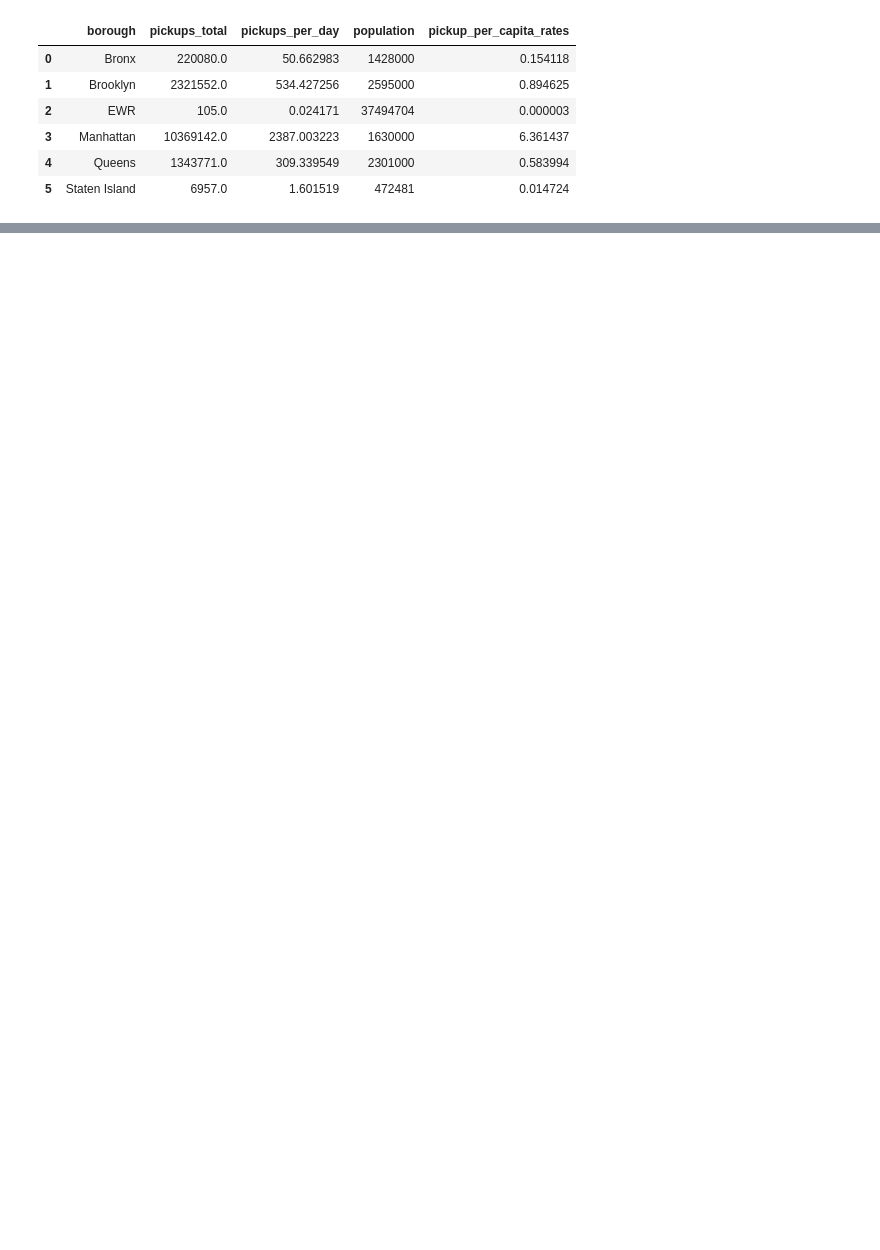
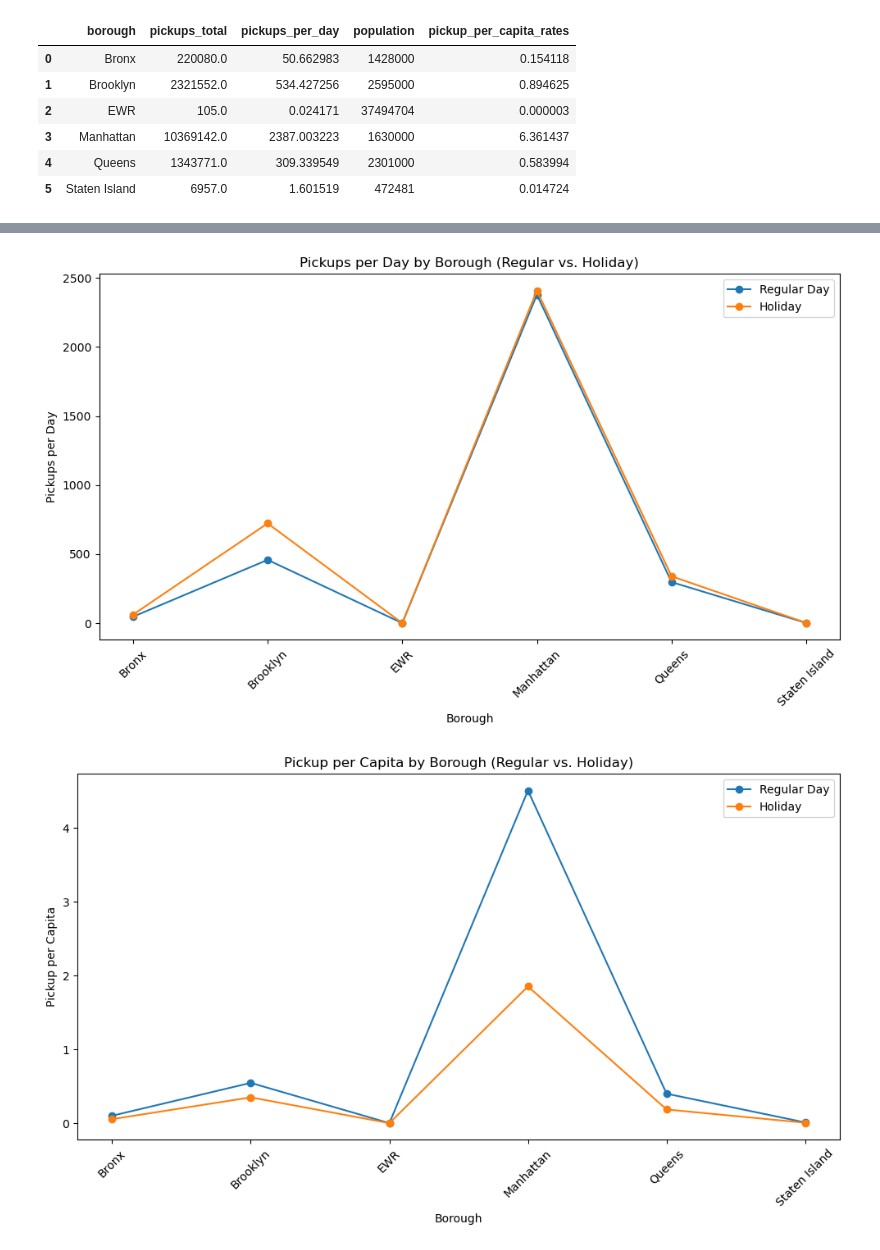
Before and after one commit to Jherza-X/Project1-Group9, a Jupyter notebook: Uber-Weather-Project/project-1 - Q2.ipynb, the cells around one changed output, grey strips where cells are left out. Cells and saved outputs as stored; diff of their text form; code cells hidden in the pictures; blank space fills up the shorter version.

```diff
--- a/Uber-Weather-Project/project-1 - Q2.ipynb
+++ b/Uber-Weather-Project/project-1 - Q2.ipynb
@@ -156,0 +199,18 @@ df_pickup_rates_population
+# %%
+# Calculate total pickup rates by holiday type
+pickup_rates_by_holiday_per_day = df_borough_population.groupby(['borough', 'Holiday']).agg({'pickups': ['sum', 'mean']}).reset_index()
+pickup_rates_by_holiday_per_day.columns = ['borough', 'Holiday', 'total_pickups', 'pickups_per_day']
+
+# Calculate pickup rate per capita by holiday type
+pickup_rates_by_holiday_per_day_capita = pickup_rates_by_holiday_per_day.merge(borough_population_df, on='borough')
+pickup_rates_by_holiday_per_day_capita['pickup_per_capita'] = pickup_rates_by_holiday_per_day_capita['total_pickups'] / pickup_rates_by_holiday_per_day_capita['population']
+
+# Pivot the DataFrame to have "Y" and "N" holiday types as columns
+pickup_rates_by_holiday_per_day_capita_pivot = pickup_rates_by_holiday_per_day_capita.pivot(index='borough', columns='Holiday', values=['pickups_per_day', 'pickup_per_capita'])
+
+# Rename the columns for clarity
+pickup_rates_by_holiday_per_day_capita_pivot = pickup_rates_by_holiday_per_day_capita_pivot.rename(columns={'Y': 'Holiday', 'N': 'Regular Day'})
+
+pickup_rates_by_holiday_per_day_capita_pivot['Population'] = df_pickup_rates_population.set_index('borough')['population']
+
+pickup_rates_by_holiday_per_day_capita_pivot
@@ -156,0 +227,33 @@ df_pickup_rates_population
+# %%
+#line chart for regular vs holiday for pickups per day / pickups per capita
+
+# Add population to the DataFrame
+pickup_rates_by_holiday_per_day_capita_pivot['Population'] = df_pickup_rates_population.set_index('borough')['population']
+
+# Create line chart for pickups per day (Regular vs. Holiday)
+plt.figure(figsize=(10, 6))
+plt.plot(pickup_rates_by_holiday_per_day_capita_pivot.index, pickup_rates_by_holiday_per_day_capita_pivot[('pickups_per_day', 'Regular Day')], label='Regular Day', marker='o')
+plt.plot(pickup_rates_by_holiday_per_day_capita_pivot.index, pickup_rates_by_holiday_per_day_capita_pivot[('pickups_per_day', 'Holiday')], label='Holiday', marker='o')
+plt.xlabel('Borough')
+plt.ylabel('Pickups per Day')
+plt.title('Pickups per Day by Borough (Regular vs. Holiday)')
+plt.legend()
+plt.xticks(rotation=45)
+plt.tight_layout()
+
+# Create line chart for pickups per capita (Regular vs. Holiday)
+plt.figure(figsize=(10, 6))
+plt.plot(pickup_rates_by_holiday_per_day_capita_pivot.index, pickup_rates_by_holiday_per_day_capita_pivot[('pickup_per_capita', 'Regular Day')], label='Regular Day', marker='o')
+plt.plot(pickup_rates_by_holiday_per_day_capita_pivot.index, pickup_rates_by_holiday_per_day_capita_pivot[('pickup_per_capita', 'Holiday')], label='Holiday', marker='o')
+plt.xlabel('Borough')
+plt.ylabel('Pickup per Capita')
+plt.title('Pickup per Capita by Borough (Regular vs. Holiday)')
+plt.legend()
+plt.xticks(rotation=45)
+plt.tight_layout()
+
+# Show the line charts
+plt.show()
+# %% [output]
+[figure, added]
+[figure, added]
```
Also changed, not shown: parts of 9 cells of this notebook, 2 other files.
